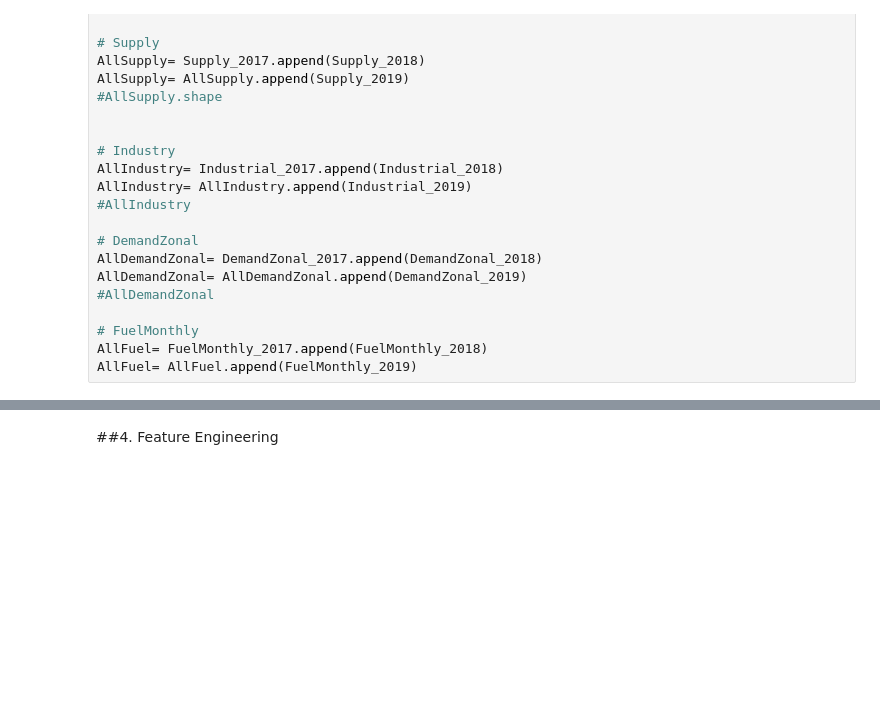
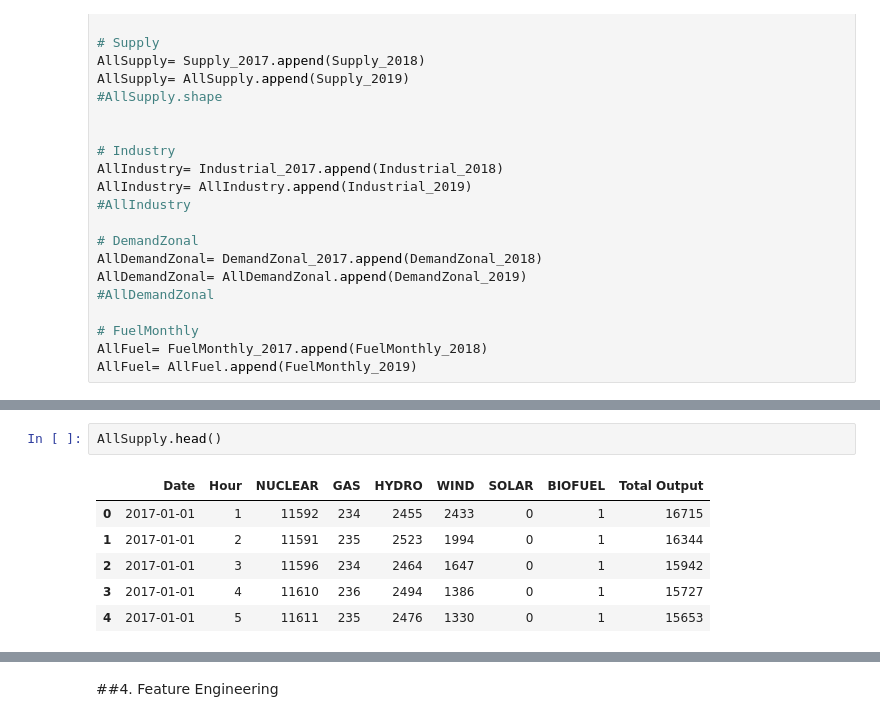
Before and after one commit to janosepah/ML_Project, a Jupyter notebook: Final_Project.ipynb, the cells around one changed output, grey strips where cells are left out. Saved outputs shown, nothing was run; the diff lists cells and outputs as text; blank space fills up the shorter version.

```diff
--- a/Final_Project.ipynb
+++ b/Final_Project.ipynb
@@ -163,0 +193,9 @@ AllFuel= AllFuel.append(FuelMonthly_2019)
+# %%
+AllSupply.head()
+# %% [output]
+|  | Date | Hour | NUCLEAR | GAS | HYDRO | WIND | SOLAR | BIOFUEL | Total Output |
+| 0 | 2017-01-01 | 1 | 11592 | 234 | 2455 | 2433 | 0 | 1 | 16715 |
+| 1 | 2017-01-01 | 2 | 11591 | 235 | 2523 | 1994 | 0 | 1 | 16344 |
+| 2 | 2017-01-01 | 3 | 11596 | 234 | 2464 | 1647 | 0 | 1 | 15942 |
+| 3 | 2017-01-01 | 4 | 11610 | 236 | 2494 | 1386 | 0 | 1 | 15727 |
+| 4 | 2017-01-01 | 5 | 11611 | 235 | 2476 | 1330 | 0 | 1 | 15653 |
```
Also changed, not shown: parts of 14 cells of this notebook.
